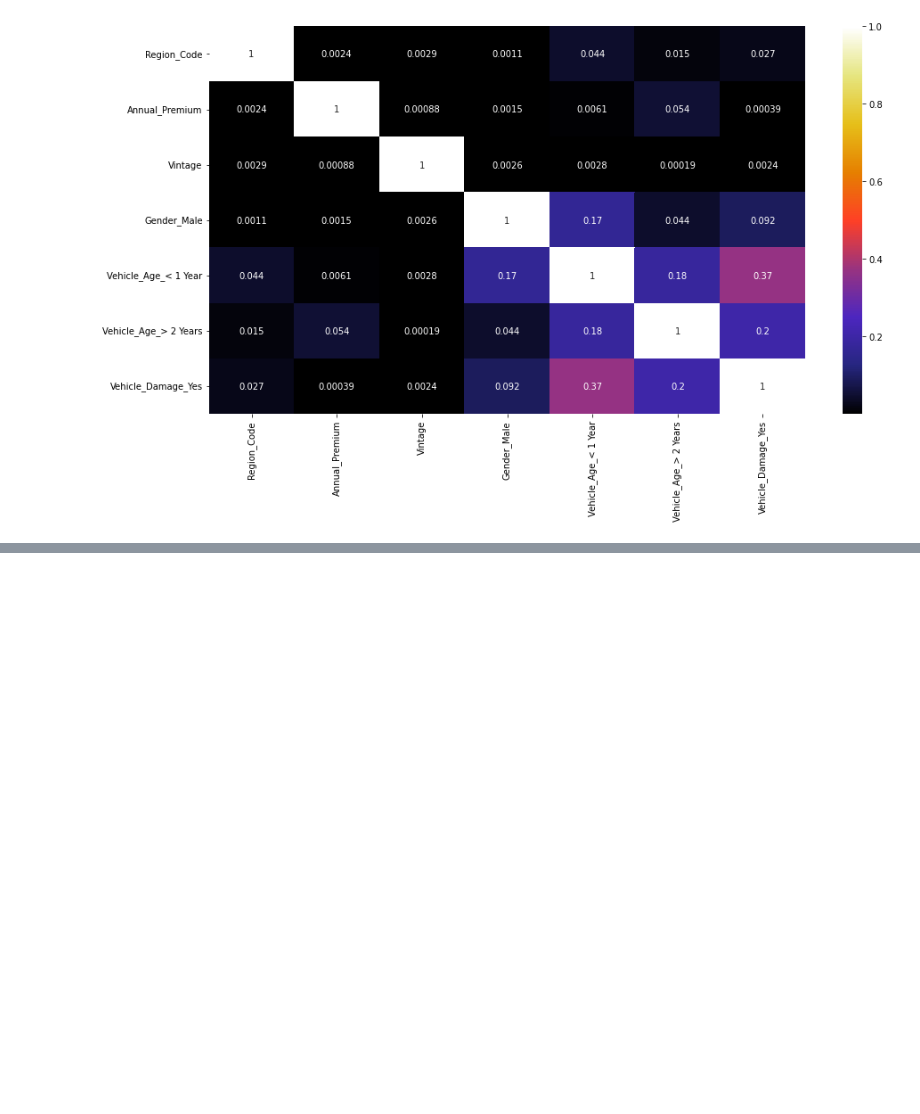
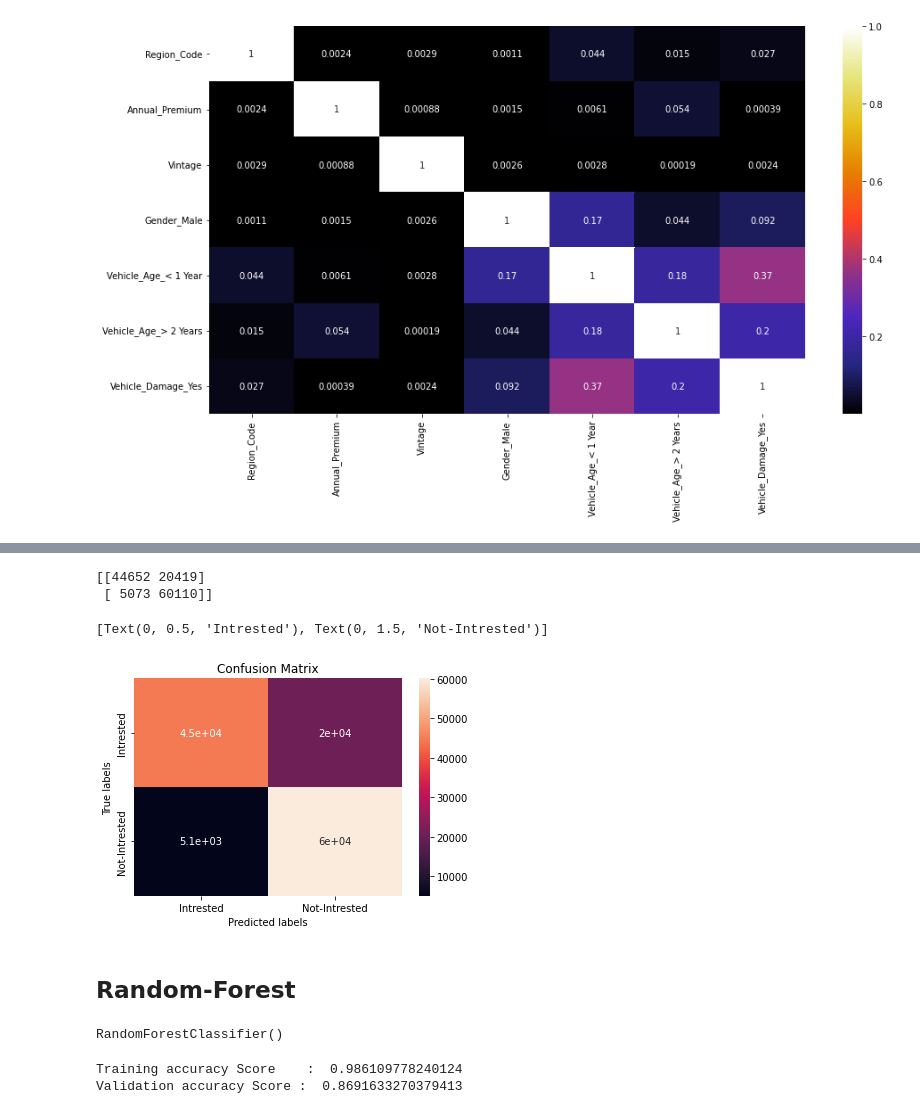
Before and after one commit to pi-mishra/HEALTH-INSURANCE-CROSS-SELL-PREDICTION, a Jupyter notebook: HEALTH_INSURANCE_CROSS_SELL_PREDICTION_(piyush).ipynb, the cells around one changed output, grey strips where cells are left out. Saved outputs shown, nothing was run; the diff lists cells and outputs as text; code cells hidden in the pictures; blank space fills up the shorter version.

```diff
--- a/HEALTH_INSURANCE_CROSS_SELL_PREDICTION_(piyush).ipynb
+++ b/HEALTH_INSURANCE_CROSS_SELL_PREDICTION_(piyush).ipynb
@@ -638,0 +600,40 @@ weighted avg       0.78      0.80      0.79     74158
+# %%
+# Get the confusion matrix for test data
+
+labels = ['Intrested', 'Not-Intrested']
+cm = confusion_matrix(y_test, LogisticRegression_y_test_pred)
+print(cm)
+
+ax= plt.subplot()
+sns.heatmap(cm, annot=True, ax = ax); #annot=True to annotate cells
+
+# labels, title and ticks
+ax.set_xlabel('Predicted labels')
+ax.set_ylabel('True labels')
+ax.set_title('Confusion Matrix')
+ax.xaxis.set_ticklabels(labels)
+ax.yaxis.set_ticklabels(labels)
+# %% [output]
+[[44652 20419]
+ [ 5073 60110]]
+[Text(0, 0.5, 'Intrested'), Text(0, 1.5, 'Not-Intrested')]
+[figure, added]
+# %% [markdown]
+## Random-Forest
+# %%
+from sklearn.ensemble import RandomForestClassifier
+
+rf_clf = RandomForestClassifier()
+rf_clf.fit(x_train, y_train)
+# %% [output]
+RandomForestClassifier()
+# %%
+RandomForest_y_test_pred = rf_clf.predict(x_test)
+RandomForest_y_train_pred = rf_clf.predict(x_train)
+
+rf_accuracy = accuracy_score(y_test,RandomForest_y_test_pred)
+print("Training accuracy Score    : ",rf_clf.score(x_train, y_train))
+print("Validation accuracy Score : ",rf_accuracy )
+# %% [output]
+Training accuracy Score    :  0.986109778240124
+Validation accuracy Score :  0.8691633270379413
```
Also changed, not shown: parts of 33 cells of this notebook.
